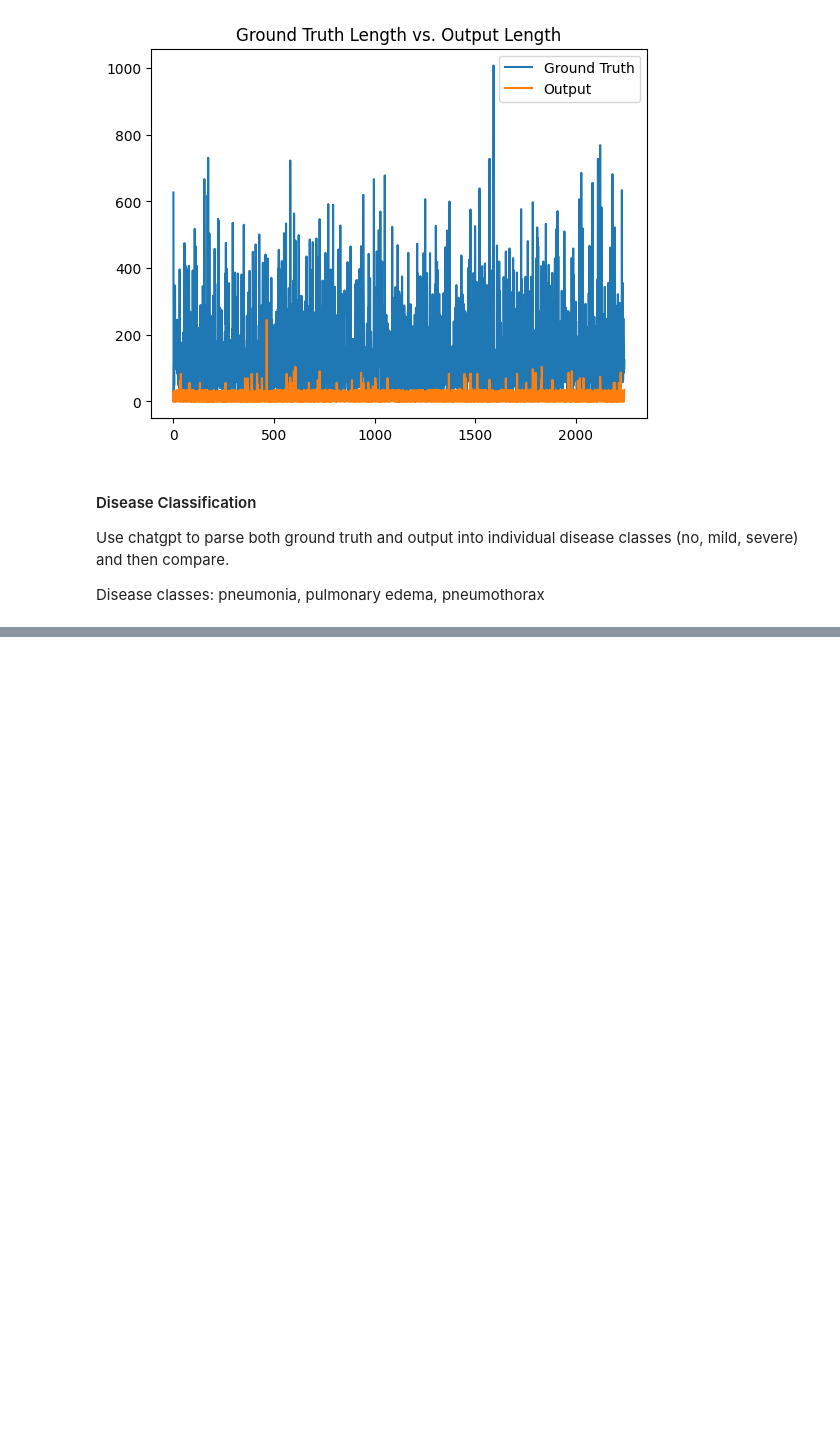
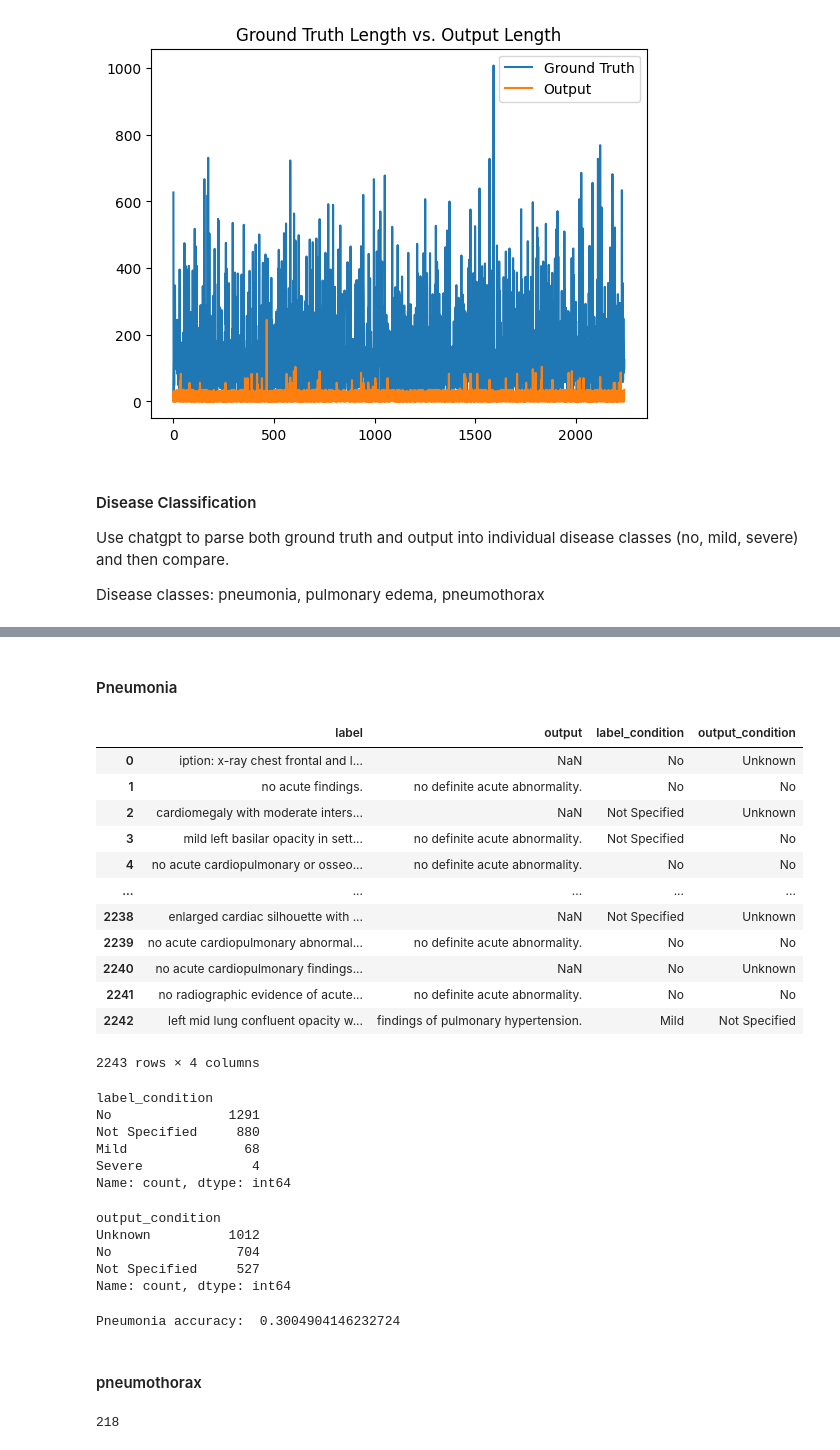
Before and after one commit to yushi20/Medical_LLM, a Jupyter notebook: eval_performance.ipynb, the cells around one changed output, grey strips where cells are left out. Drawn from its saved outputs; the diff is of its cells as text; code cells hidden in the pictures; blank space fills up the shorter version.

```diff
--- a/eval_performance.ipynb
+++ b/eval_performance.ipynb
@@ -209,0 +288,47 @@ def classify_disease(report):
+# %% [markdown]
+#### Pneumonia
+# %%
+pneumonia = pd.read_csv('gpt_pneumonia.csv')
+pneumonia
+# %% [output]
+|  | label | output | label_condition | output_condition |
+| 0 | iption: x-ray chest frontal and l... | NaN | No | Unknown |
+| 1 | no acute findings. | no definite acute abnormality. | No | No |
+| 2 | cardiomegaly with moderate inters... | NaN | Not Specified | Unknown |
+| 3 | mild left basilar opacity in sett... | no definite acute abnormality. | Not Specified | No |
+| 4 | no acute cardiopulmonary or osseo... | no definite acute abnormality. | No | No |
+| ... | ... | ... | ... | ... |
+| 2238 | enlarged cardiac silhouette with ... | NaN | Not Specified | Unknown |
+| 2239 | no acute cardiopulmonary abnormal... | no definite acute abnormality. | No | No |
+| 2240 | no acute cardiopulmonary findings... | NaN | No | Unknown |
+| 2241 | no radiographic evidence of acute... | no definite acute abnormality. | No | No |
+| 2242 | left mid lung confluent opacity w... | findings of pulmonary hypertension. | Mild | Not Specified |
+2243 rows × 4 columns
+# %%
+pneumonia['label_condition'].value_counts()
+# %% [output]
+label_condition
+No               1291
+Not Specified     880
+Mild               68
+Severe              4
+Name: count, dtype: int64
+# %%
+pneumonia['output_condition'].value_counts()
+# %% [output]
+output_condition
+Unknown          1012
+No                704
+Not Specified     527
+Name: count, dtype: int64
+# %%
+pneumonia_accuracy = (pneumonia['label_condition'] == pneumonia['output_condition']).sum() / pneumonia.shape[0]
+print('Pneumonia accuracy: ', pneumonia_accuracy)
+# %% [output]
+Pneumonia accuracy:  0.3004904146232724
+# %% [markdown]
+#### pneumothorax
+# %%
+pneumonia['label'].str.contains('pneumothorax').sum()
+# %% [output]
+218
```
Also changed, not shown: parts of 14 cells of this notebook, 14 other files.
